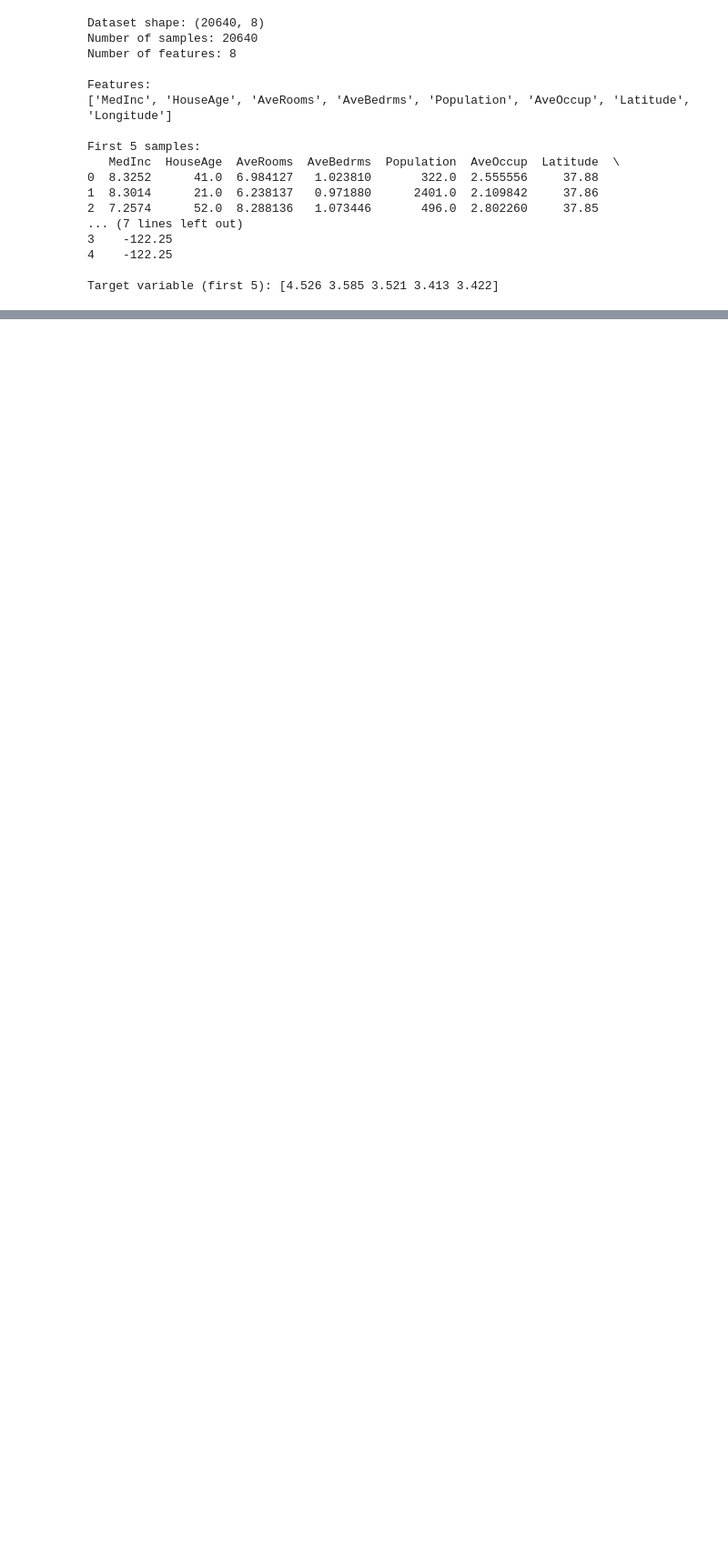
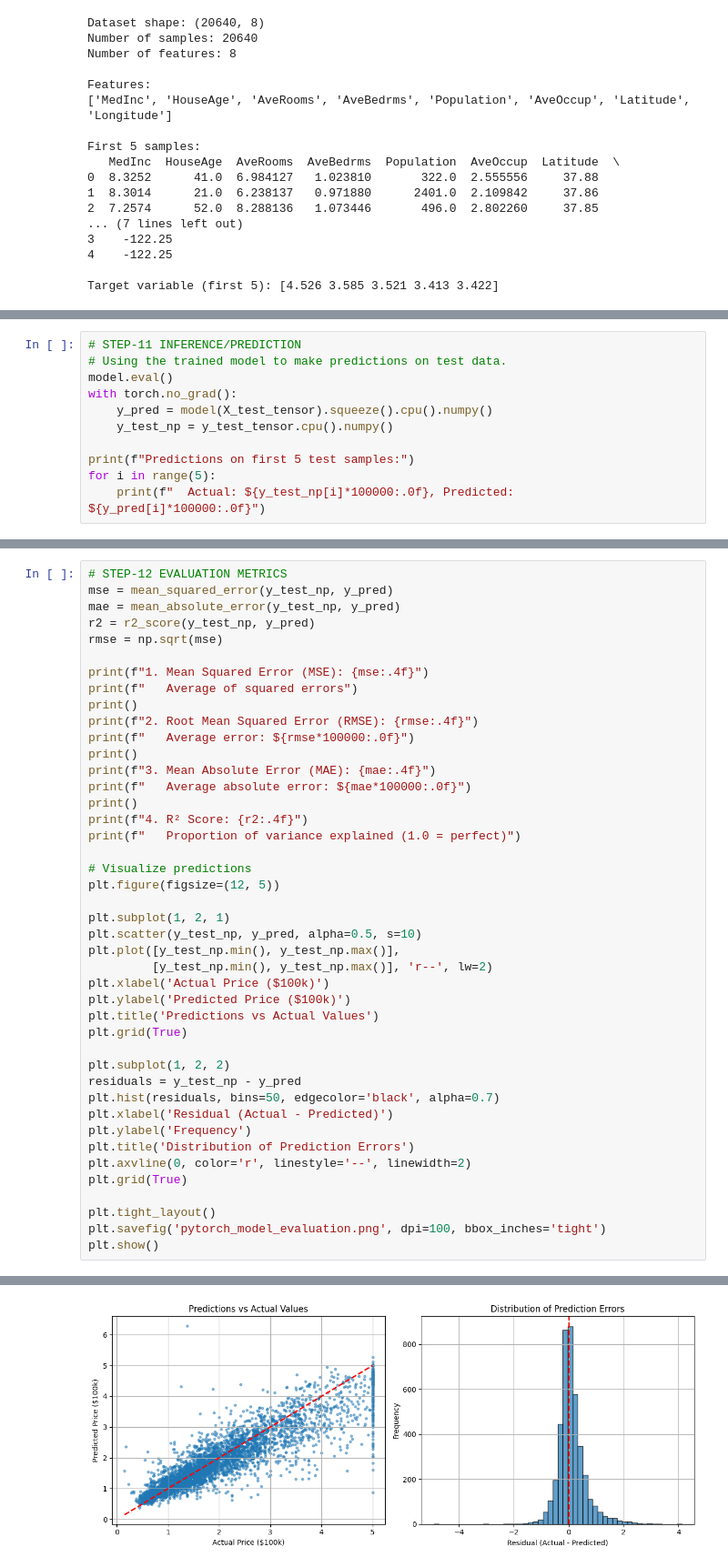
Before and after one commit to shivengg87/AI-ML, a Jupyter notebook: ANNwithpytorch.ipynb, the cells around one changed output, grey strips where cells are left out. Shown: that part at 91% size. Cells and saved outputs as stored; diff of their text form; blank space fills up the shorter version.

```diff
--- a/ANNwithpytorch.ipynb
+++ b/ANNwithpytorch.ipynb
@@ -224,0 +405,11 @@ Actual price   : 47699.99980926514
+# %%
+# STEP-11 INFERENCE/PREDICTION
+# Using the trained model to make predictions on test data.
+model.eval()
+with torch.no_grad():
+    y_pred = model(X_test_tensor).squeeze().cpu().numpy()
+    y_test_np = y_test_tensor.cpu().numpy()
+
+print(f"Predictions on first 5 test samples:")
+for i in range(5):
+    print(f"  Actual: ${y_test_np[i]*100000:.0f}, Predicted: ${y_pred[i]*100000:.0f}")
@@ -224,0 +423,44 @@ Actual price   : 47699.99980926514
+# %%
+# STEP-12 EVALUATION METRICS
+mse = mean_squared_error(y_test_np, y_pred)
+mae = mean_absolute_error(y_test_np, y_pred)
+r2 = r2_score(y_test_np, y_pred)
+rmse = np.sqrt(mse)
+
+print(f"1. Mean Squared Error (MSE): {mse:.4f}")
+print(f"   Average of squared errors")
+print()
+print(f"2. Root Mean Squared Error (RMSE): {rmse:.4f}")
+print(f"   Average error: ${rmse*100000:.0f}")
+print()
+print(f"3. Mean Absolute Error (MAE): {mae:.4f}")
+print(f"   Average absolute error: ${mae*100000:.0f}")
+print()
+print(f"4. R² Score: {r2:.4f}")
+print(f"   Proportion of variance explained (1.0 = perfect)")
+
+# Visualize predictions
+plt.figure(figsize=(12, 5))
+
+plt.subplot(1, 2, 1)
+plt.scatter(y_test_np, y_pred, alpha=0.5, s=10)
+plt.plot([y_test_np.min(), y_test_np.max()],
+         [y_test_np.min(), y_test_np.max()], 'r--', lw=2)
+plt.xlabel('Actual Price ($100k)')
+plt.ylabel('Predicted Price ($100k)')
+plt.title('Predictions vs Actual Values')
+plt.grid(True)
+
+plt.subplot(1, 2, 2)
+residuals = y_test_np - y_pred
+plt.hist(residuals, bins=50, edgecolor='black', alpha=0.7)
+plt.xlabel('Residual (Actual - Predicted)')
+plt.ylabel('Frequency')
+plt.title('Distribution of Prediction Errors')
+plt.axvline(0, color='r', linestyle='--', linewidth=2)
+plt.grid(True)
+
+plt.tight_layout()
+plt.savefig('pytorch_model_evaluation.png', dpi=100, bbox_inches='tight')
+plt.show()
+# %% [output]
@@ -224,0 +478 @@ Actual price   : 47699.99980926514
+[figure, added]
```
Also changed, not shown: parts of 21 cells of this notebook.
